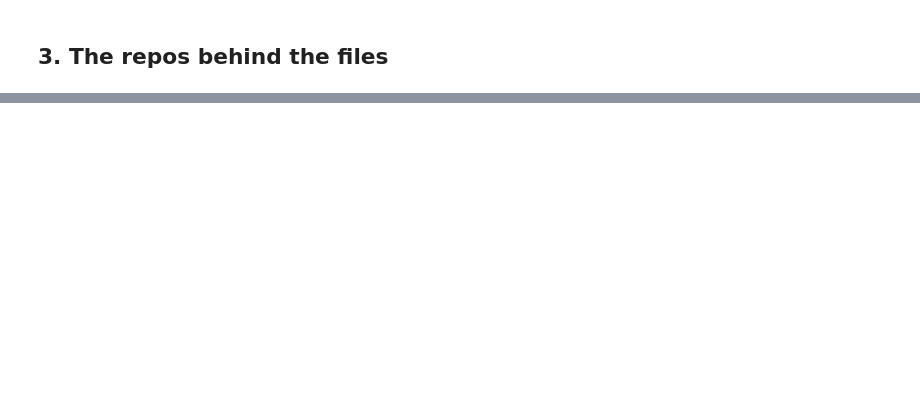
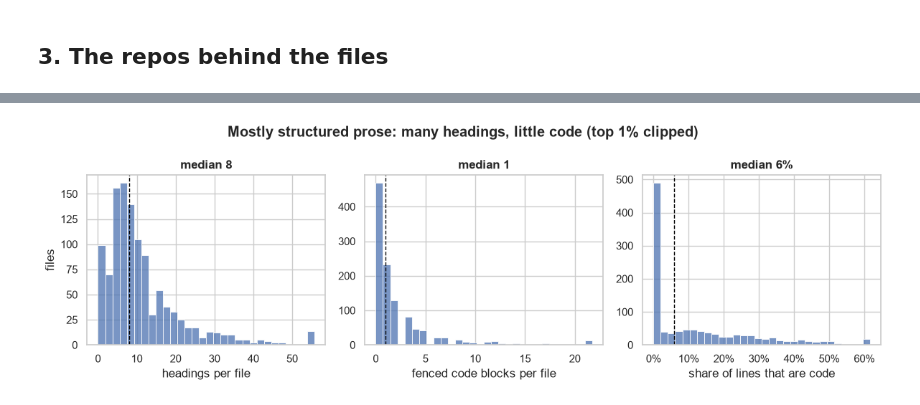
Before and after one commit to TheArnavBatra/claude-md-study, a Jupyter notebook: 03_descriptive.ipynb, the cells around one changed output, grey strips where cells are left out. Cells and saved outputs as stored; diff of their text form; code cells hidden in the pictures; blank space fills up the shorter version.

````diff
--- a/03_descriptive.ipynb
+++ b/03_descriptive.ipynb
@@ -404,0 +213,69 @@ saved data/interim/desc_metrics.parquet (1126, 20)
+# %%
+FENCE = re.compile(r"^\s*(```|~~~)")
+HEAD = re.compile(r"^(#{1,6})\s+(.*?)\s*#*\s*$")
+BULLET = re.compile(r"^\s*[-*+]\s+")
+NUMBERED = re.compile(r"^\s*\d+[.)]\s+")
+INLINE = re.compile(r"`[^`\n]+`")
+
+def parse(text):
+    in_code, fence = False, None
+    code_lines = prose_lines = blocks = bullets = numbered = table_rows = inline = 0
+    heads = []
+    for line in text.splitlines():
+        m = FENCE.match(line)
+        if m:
+            if not in_code:
+                in_code, fence = True, m.group(1); blocks += 1
+            elif m.group(1) == fence:
+                in_code = False
+            continue
+        if not line.strip():
+            continue
+        if in_code:
+            code_lines += 1; continue
+        prose_lines += 1
+        inline += len(INLINE.findall(line))
+        h = HEAD.match(line)
+        if h:
+            heads.append((len(h.group(1)), h.group(2)))
+        elif BULLET.match(line):
+            bullets += 1
+        elif NUMBERED.match(line):
+            numbered += 1
+        s = line.strip()
+        if s.startswith("|") and s.endswith("|"):
+            table_rows += 1
+    return {"n_headings": len(heads), "n_sections": sum(1 for l, _ in heads if l == 2),
+            "n_code_blocks": blocks, "code_lines": code_lines, "prose_lines": prose_lines, "n_inline_code": inline,
+            "n_bullets": bullets, "n_numbered": numbered, "n_table_rows": table_rows, "_heads": heads}
+
+struct = pd.DataFrame(list(df["text"].map(parse)), index=df.index)
+df["heads"] = struct.pop("_heads")
+df[struct.columns] = struct
+df["code_share"] = df.code_lines / (df.code_lines + df.prose_lines).replace(0, np.nan)
+df["bullet_share"] = df.n_bullets / df.prose_lines.replace(0, np.nan)
+
+scols = ["n_headings", "n_sections", "n_code_blocks", "n_inline_code", "n_bullets", "n_table_rows", "code_share", "bullet_share"]
+print("medians and quartiles:")
+print(df[scols].quantile([.25, .5, .75, .9]).round(2).to_string())
+no_fence = df.n_code_blocks == 0
+print(f"\nno headings at all:            {fmt(df.n_headings == 0)}")
+print(f"no fenced code block:          {fmt(no_fence)}")
+print(f"  ...but has inline code:      {fmt(no_fence & (df.n_inline_code > 0))}")
+print(f"no code of any kind:           {fmt(no_fence & (df.n_inline_code == 0))}")
+print(f"mostly code (code share >50%): {fmt(df.code_share > 0.5)}")
+print(f"contains a markdown table:     {fmt(df.n_table_rows > 0)}")
+
+fig, axes = plt.subplots(1, 3, figsize=(12, 3.8))
+for ax, col, label in zip(axes, ["n_headings", "n_code_blocks", "code_share"],
+                          ["headings per file", "fenced code blocks per file", "share of lines that are code"]):
+    x = df[col].dropna()
+    sns.histplot(x=x.clip(upper=x.quantile(.99)), bins=30, color=BLUE, ax=ax)
+    ax.axvline(x.median(), color="black", ls="--", lw=1)
+    med = f"{x.median():.0%}" if col == "code_share" else f"{x.median():.0f}"
+    ax.set(xlabel=label, ylabel="files" if ax is axes[0] else "", title=f"median {med}")
+    if col == "code_share":
+        ax.xaxis.set_major_formatter(plt.FuncFormatter(lambda v, _: f"{v:.0%}"))
+fig.suptitle("Mostly structured prose: many headings, little code (top 1% clipped)", fontweight="bold")
+fig.tight_layout(); fig.savefig(FIG / "structure.png"); plt.show()
+# %% [output]
@@ -404,0 +295 @@ saved data/interim/desc_metrics.parquet (1126, 20)
+[figure, added]
````
Also changed, not shown: parts of 62 cells of this notebook, 14 other files.
